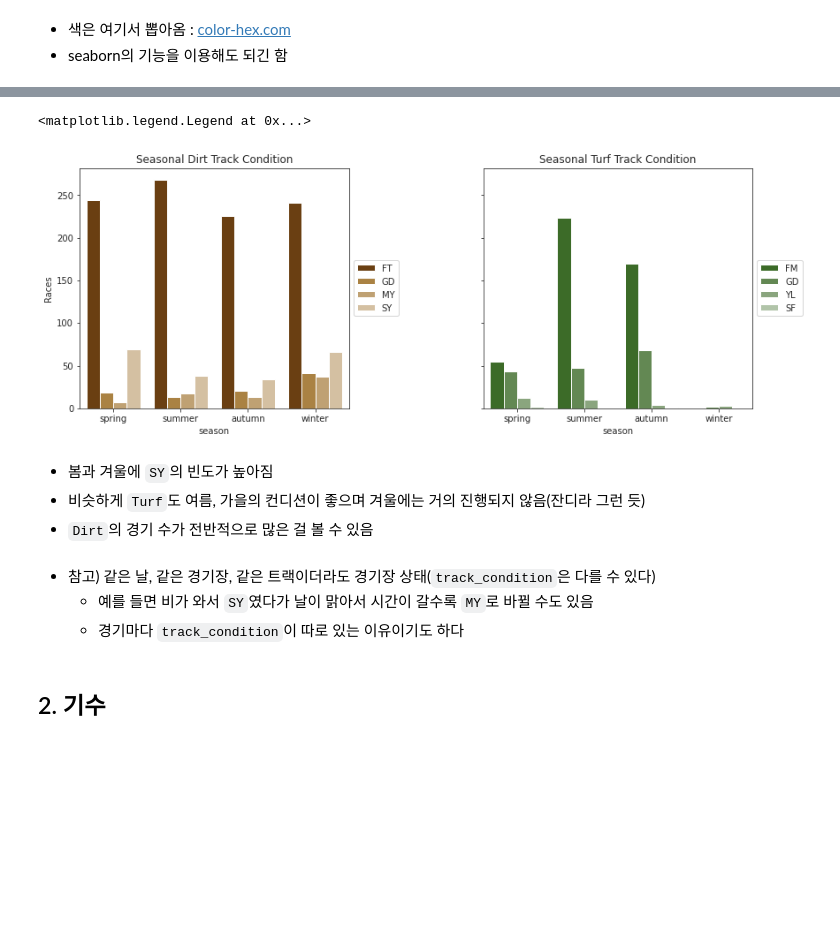
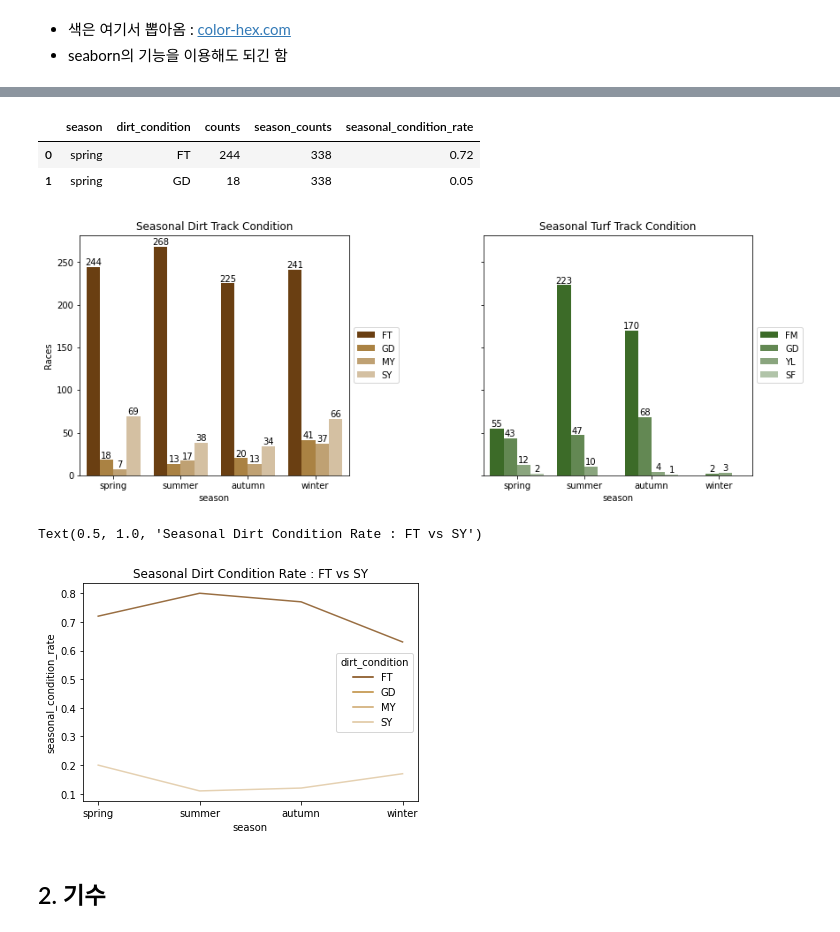
Before and after one commit to dowrave/Data_Analysis_Projects, a Jupyter notebook: 1-2022-derby-eda.ipynb, the cells around one changed output, grey strips where cells are left out. Drawn from its saved outputs; the diff is of its cells as text; code cells hidden in the pictures; blank space fills up the shorter version.

```diff
--- a/1-2022-derby-eda.ipynb
+++ b/1-2022-derby-eda.ipynb
@@ -130,5 +124,8 @@ sub_turf_df = sub_turf_df[sub_turf_df['counts'] != 0]
 - 색은 여기서 뽑아옴 : [color-hex.com](https://www.color-hex.com/)
 - seaborn의 기능을 이용해도 되긴 함
 # %%
-dirt_colors = ['#783f04', '#bb8632', '#cca466', '#ddc299']
-turf_colors = ['#38761d', '#5f914a', '#87ac77', '#afc8a4']
+dirt_color = ['#783f04', '#bb8632', '#cca466', '#ddc299']
+dirt_palette = sns.color_palette(dirt_color, as_cmap = True)
+
+turf_color = ['#38761d', '#5f914a', '#87ac77', '#afc8a4']
+turf_palette = sns.color_palette(turf_color, as_cmap = True)
@@ -135,50 +165,97 @@ turf_colors = ['#38761d', '#5f914a', '#87ac77', '#afc8a4']
+# %%
+sub_dirt_df = (race_df.groupby(['season', 'dirt_condition'])['race_id'].count()
+                                                                      .to_frame()
+                                                                      .reset_index()
+                                                                      .rename(columns = {"race_id" : 'counts'})
+              )
+sub_dirt_df['season_counts'] = sub_dirt_df.groupby('season')['counts'].transform('sum')
+sub_dirt_df['seasonal_condition_rate'] = sub_dirt_df.apply(lambda x : round((x['counts'] / x ['season_counts']), 2), axis = 1)
+sub_dirt_df = sub_dirt_df[sub_dirt_df['counts'] != 0]
+
+sub_turf_df = race_df.copy()
+sub_turf_df.loc[sub_turf_df['course_type'].isin(['I', 'O']), 'course_type'] = 'T'
+sub_turf_df = (race_df.groupby(['season', 'turf_condition'])['race_id'].count()
+                                                                       .to_frame()
+                                                                       .reset_index()
+                                                                       .rename(columns = {"race_id" : 'counts'})
+              )
+sub_turf_df = sub_turf_df[sub_turf_df['counts'] != 0]
+# %%
+sub_dirt_df.head(2)
+# %% [output]
+|  | season | dirt_condition | counts | season_counts | seasonal_condition_rate |
+| 0 | spring | FT | 244 | 338 | 0.72 |
+| 1 | spring | GD | 18 | 338 | 0.05 |
 # %%
 fig, ax = plt.subplots(1, 2, figsize = (15, 5), sharey = True)
 
-dirt_palette = sns.color_palette(dirt_colors, as_cmap = True)
+
 sns.barplot(data = sub_dirt_df,
               x = 'season',
               y = 'counts',
              hue = 'dirt_condition',
              ax = ax[0],
              palette = dirt_palette
            )
+
+# 동시에 표시하려고 했으나 그래프가 너무 지저분해져서 제외함
+# ax02 = ax[0].twinx()
+# sns.lineplot(data = sub_dirt_df[sub_dirt_df['dirt_condition'].isin(['FT', 'SY'])][:],
+#             x = 'season',
+#             y = 'seasonal_condition_rate',
+#             hue = 'dirt_condition',
+#             ax = ax02,
+#             palette = dirt_palette,
+#             alpha = 0.75)
+# ax02.legend().set_visible(False)
+
 ax[0].set_title('Seasonal Dirt Track Condition')
 ax[0].set_ylabel('Races')
 ax[0].legend().set_visible(False)
 box = ax[0].get_position()
 ax[0].set_position([box.x0, box.y0, box.width * 0.8, box.height])
 ax[0].legend(loc = 'center left', bbox_to_anchor = (1, 0.5))
 
 
-turf_palette = sns.color_palette(turf_colors)
+
 sns.barplot(data = sub_turf_df,
               x = 'season',
               y = 'counts',
              hue = 'turf_condition',
              ax = ax[1],
            palette = turf_palette
            )
 
 ax[1].set_title('Seasonal Turf Track Condition')
 ax[1].set_ylabel(None)
 
 # legend
 box = ax[1].get_position()
 ax[1].set_position([box.x0, box.y0, box.width * 0.8, box.height])
 
 ax[1].legend(loc = 'center left', bbox_to_anchor=(1, 0.5))
+
+for i in range(2):
+    for j in range(4):
+        ax[i].bar_label(ax[i].containers[j])
 # %% [output]
-<matplotlib.legend.Legend at 0x...>
-[figure, old version]
+[figure, new version]
-# %% [markdown]
-- 봄과 겨울에 `SY`의 빈도가 높아짐
-- 비슷하게 `Turf`도 여름, 가을의 컨디션이 좋으며 겨울에는 거의 진행되지 않음(잔디라 그런 듯)
-- `Dirt`의 경기 수가 전반적으로 많은 걸 볼 수 있음
-# %% [markdown]
-- 참고) 같은 날, 같은 경기장, 같은 트랙이더라도 경기장 상태(`track_condition`은 다를 수 있다)
-    - 예를 들면 비가 와서 `SY`였다가 날이 맑아서 시간이 갈수록 `MY`로 바뀔 수도 있음
-    - 경기마다 `track_condition`이 따로 있는 이유이기도 하다
+# %%
+
+sns.lineplot(data = (sub_dirt_df
+                     [sub_dirt_df['dirt_condition'].isin(['FT', 'SY'])][:]
+                    ),
+            x = 'season',
+            y = 'seasonal_condition_rate',
+            hue = 'dirt_condition',
+            palette = dirt_palette,
+            alpha = 0.75)
+# plt.gca().legend().set_visible(False)
+
+plt.title('Seasonal Dirt Condition Rate : FT vs SY')
+# %% [output]
+Text(0.5, 1.0, 'Seasonal Dirt Condition Rate : FT vs SY')
+[figure, added]
 # %% [markdown]
 ## 2. 기수
 # %%
```
Also changed, not shown: parts of 48 cells of this notebook.
